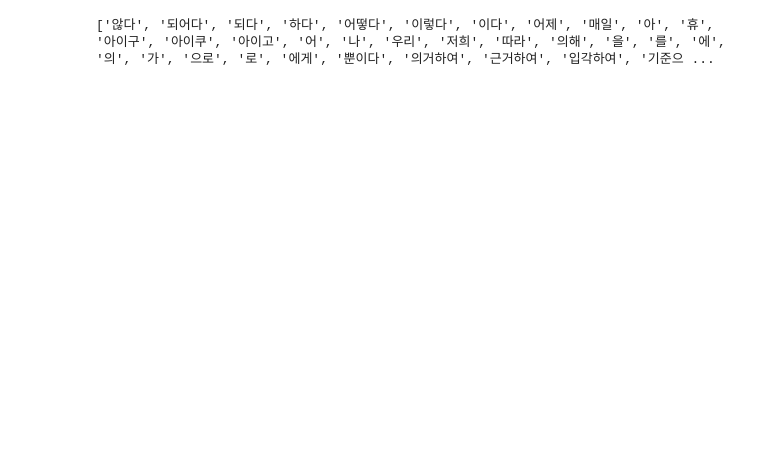
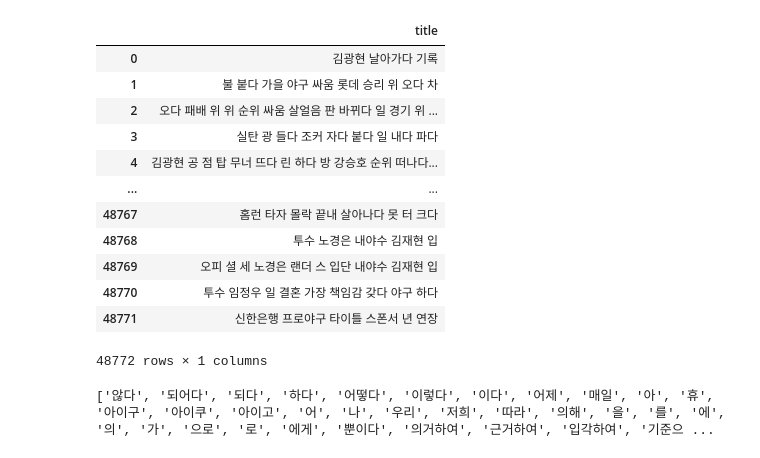
Before and after one commit to dh58319/GGPredictor, a Jupyter notebook: preprocess/SVD_Topic_Analysis2022.ipynb, the cells around one changed output. Drawn from its saved outputs; the diff is of its cells as text; code cells hidden in the pictures; blank space fills up the shorter version.

```diff
--- a/preprocess/SVD_Topic_Analysis2022.ipynb
+++ b/preprocess/SVD_Topic_Analysis2022.ipynb
@@ -87 +99,17 @@ import pprint
+# %%
+new_doc
+# %% [output]
+|  | title |
+| 0 | 김광현 날아가다 기록 |
+| 1 | 불 붙다 가을 야구 싸움 롯데 승리 위 오다 차 |
+| 2 | 오다 패배 위 위 순위 싸움 살얼음 판 바뀌다 일 경기 위 ... |
+| 3 | 실탄 광 들다 조커 자다 붙다 일 내다 파다 |
+| 4 | 김광현 공 점 탑 무너 뜨다 린 하다 방 강승호 순위 떠나다... |
+| ... | ... |
+| 48767 | 홈런 타자 몰락 끝내 살아나다 못 터 크다 |
+| 48768 | 투수 노경은 내야수 김재현 입 |
+| 48769 | 오피 셜 세 노경은 랜더 스 입단 내야수 김재현 입 |
+| 48770 | 투수 임정우 일 결혼 가장 책임감 갖다 야구 하다 |
+| 48771 | 신한은행 프로야구 타이틀 스폰서 년 연장 |
+48772 rows × 1 columns
 # %%
```
Also changed, not shown: parts of 13 cells of this notebook, 33 other files.
